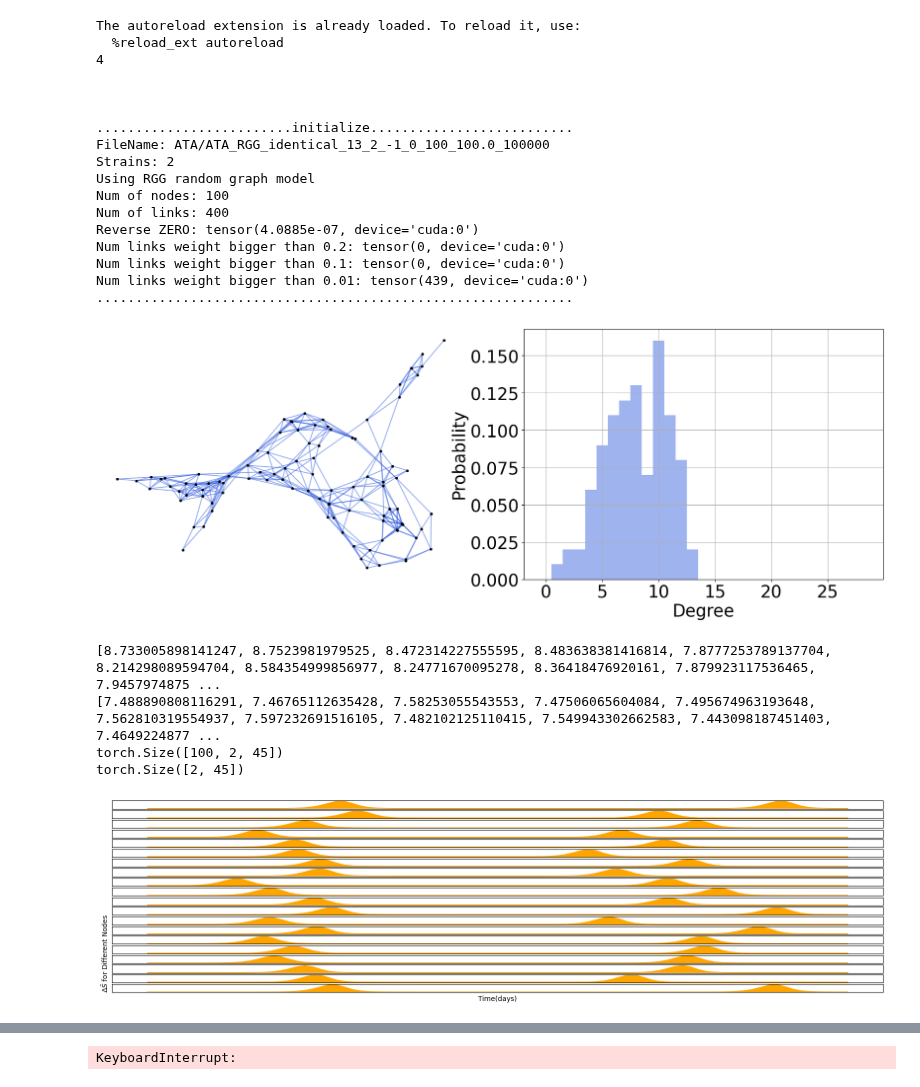
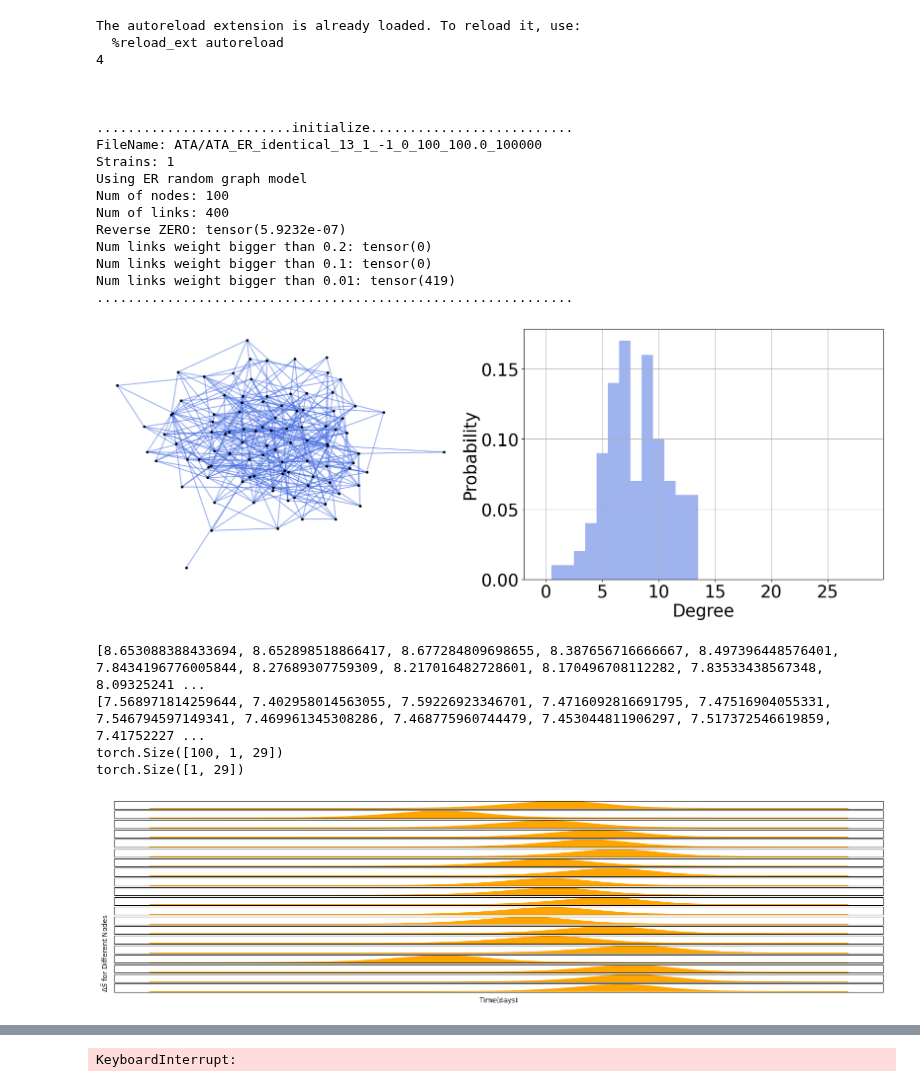
Before and after one commit to bizhili/Topology_Learning_Epis, a Jupyter notebook: test_multi_cities_no_att.ipynb, the cells around one changed output, grey strips where cells are left out. Drawn from its saved outputs; the diff is of its cells as text; code cells hidden in the pictures.

```diff
--- a/test_multi_cities_no_att.ipynb
+++ b/test_multi_cities_no_att.ipynb
@@ -33,13 +33,13 @@ paras.modelLoad= "ATA"
 #realGraphs= ["contious_Africa", "contious_china", "contious_EU", "contious_usa", "mobility_german", "mobility_us"]
 realGraphs2= ["global_air", "us_air"]
 realGraphs3= ["us_air100", "us_air200", "us_air300", "us_air400", "spain_bus", "spain_car", "spain_plane", "spain_train"]
-paras.randomGraph= "RGG"
+paras.randomGraph= "ER"
 paras.weightModel= "identical"
 paras.epoches= 100000
 paras.intense= -1
 paras.seed= 13
 paras.plot= "spring"
-paras.strains= 2
+paras.strains= 1
 paras.dense= 0
 paras.identicalf= 0.01
 paras.n= 100
@@ -110,41 +110,41 @@ elif  paras.weightModel=="none":
 utils.log_print(printFlag,"\n\n\n.........................initialize..........................")
 utils.log_print(printFlag,"FileName:", fileName)
 utils.log_print(printFlag,"Strains:", paras.strains)
 utils.log_print(printFlag,"Using", paras.randomGraph,"random graph model")
 utils.log_print(printFlag,"Num of nodes:", G.number_of_nodes())
 utils.log_print(printFlag,"Num of links:", G.number_of_edges())
 Zmat= A_mat.create_A_mat(Aw, P)
 Zmat2= A_mat.reverse_A_mat(Zmat-torch.eye(Aw.shape[0], dtype= torch.float32, device= Aw.device), P)
 utils.log_print(printFlag,"Reverse ZERO:", torch.sum(torch.abs(Zmat2-Aw)))
 utils.log_print(printFlag,"Num links weight bigger than 0.2:", torch.sum(Zmat>0.2)-paras.n)
 utils.log_print(printFlag,"Num links weight bigger than 0.1:", torch.sum(Zmat>0.1)-paras.n)
 utils.log_print(printFlag,"Num links weight bigger than 0.01:", torch.sum(Zmat>0.01)-paras.n)
 utils.log_print(printFlag,".............................................................")
 #plot this network
 if plotFlag==1:
     if paras.plot== "2d_RGG":
         plotGraph.plot_2d_RGG(G, pos)
     elif paras.plot== "spring":
         plotGraph.plot_spring_and_degree(G)
 # %% [output]
 The autoreload extension is already loaded. To reload it, use:
   %reload_ext autoreload
 4
 
 
 
 .........................initialize..........................
-FileName: ATA/ATA_RGG_identical_13_2_-1_0_100_100.0_100000
-Strains: 2
-Using RGG random graph model
+FileName: ATA/ATA_ER_identical_13_1_-1_0_100_100.0_100000
+Strains: 1
+Using ER random graph model
 Num of nodes: 100
 Num of links: 400
-Reverse ZERO: tensor(4.0885e-07, device='cuda:0')
-Num links weight bigger than 0.2: tensor(0, device='cuda:0')
-Num links weight bigger than 0.1: tensor(0, device='cuda:0')
-Num links weight bigger than 0.01: tensor(439, device='cuda:0')
+Reverse ZERO: tensor(5.9232e-07)
+Num links weight bigger than 0.2: tensor(0)
+Num links weight bigger than 0.1: tensor(0)
+Num links weight bigger than 0.01: tensor(419)
 .............................................................
-[figure, old version]
+[figure, new version]
 # %%
 R0s_taus= [[random.uniform(paras.R0Mean-paras.R0Std, paras.R0Mean+paras.R0Std),
             random.uniform(paras.tauMean-paras.tauStd, paras.tauMean+paras.tauStd)] for _ in range(40)]
@@ -176,8 +176,8 @@ if plotFlag==1:
     #plt.title(f"Example of {numPlot} nodes epidemic newly infected.")
 print(divide[i, :].shape)
 # %% [output]
-[8.733005898141247, 8.7523981979525, 8.472314227555595, 8.483638381416814, 7.8777253789137704, 8.214298089594704, 8.584354999856977, 8.24771670095278, 8.36418476920161, 7.879923117536465, 7.9457974875 ...
-[7.488890808116291, 7.46765112635428, 7.58253055543553, 7.47506065604084, 7.495674963193648, 7.562810319554937, 7.597232691516105, 7.482102125110415, 7.549943302662583, 7.443098187451403, 7.4649224877 ...
-torch.Size([100, 2, 45])
-torch.Size([2, 45])
+[8.653088388433694, 8.652898518866417, 8.677284809698655, 8.387656716666667, 8.497396448576401, 7.8434196776005844, 8.27689307759309, 8.217016482728601, 8.170496708112282, 7.83533438567348, 8.09325241 ...
+[7.568971814259644, 7.402958014563055, 7.59226923346701, 7.4716092816691795, 7.47516904055331, 7.546794597149341, 7.469961345308286, 7.468775960744479, 7.453044811906297, 7.517372546619859, 7.41752227 ...
+torch.Size([100, 1, 29])
+torch.Size([1, 29])
-[figure, old version]
+[figure, new version]
```
Also changed, not shown: parts of 3 cells of this notebook, 2 other files.
